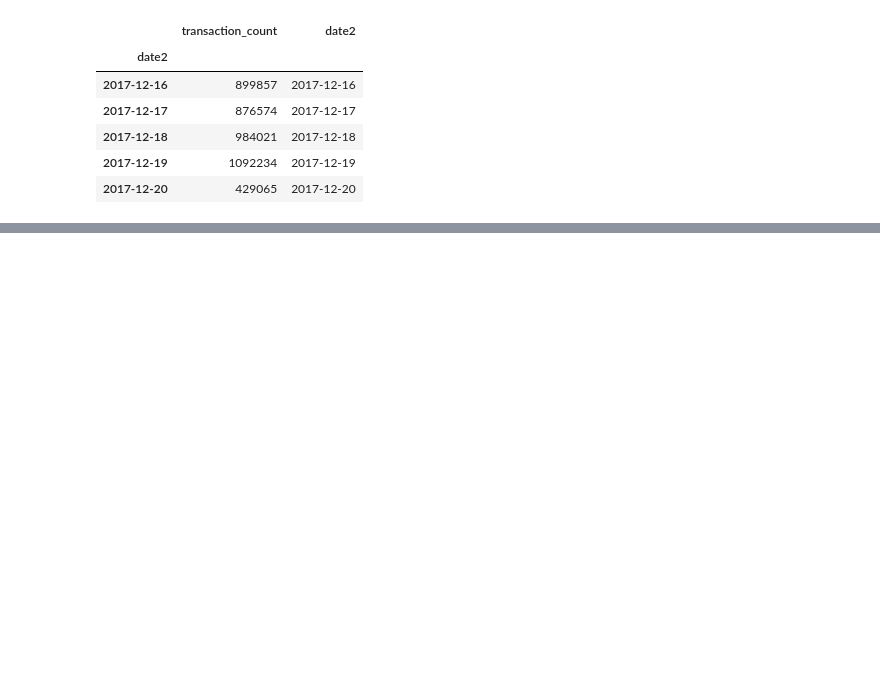
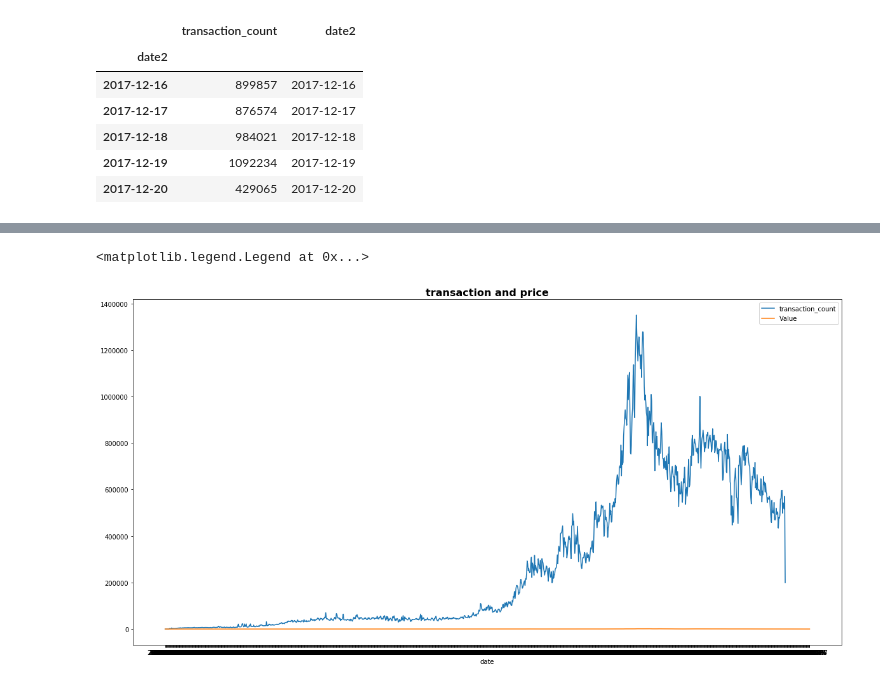
Before and after one commit to Jung-Woo-sik/Data_analysis_ethereum, a Jupyter notebook: transaction_count.ipynb, the cells around one changed output, grey strips where cells are left out. Cells and saved outputs as stored; diff of their text form; code cells hidden in the pictures; blank space fills up the shorter version.

```diff
--- a/transaction_count.ipynb
+++ b/transaction_count.ipynb
@@ -356,0 +387,4 @@ plt.plot(df_new2['date2'],df_new2['transaction_count'])
+# %%
+price["date"] = pd.to_datetime(price['UnixTimeStamp'],unit='s')
+# %%
+price['date2']=price['date'].dt.strftime('%Y-%m-%d')
@@ -356,0 +400,11 @@ plt.plot(df_new2['date2'],df_new2['transaction_count'])
+# %%
+plt.figure(figsize=(20,10))
+plt.title("transaction and price", fontsize=16, fontweight='bold')
+plt.xlabel("date")
+
+plt.plot(df_new2['date2'],df_new2['transaction_count'])
+plt.plot(price['date2'],price['Value'])
+plt.legend()
+# %% [output]
+<matplotlib.legend.Legend at 0x...>
+[figure, added]
```
Also changed, not shown: parts of 15 cells of this notebook.
